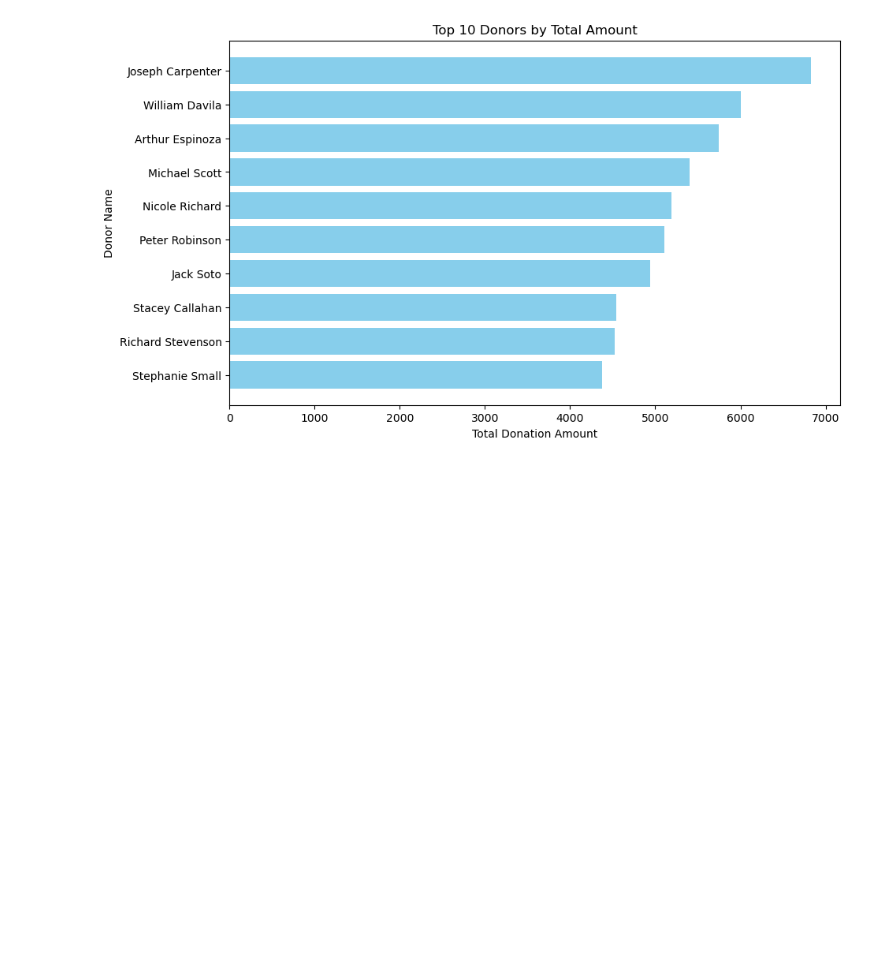
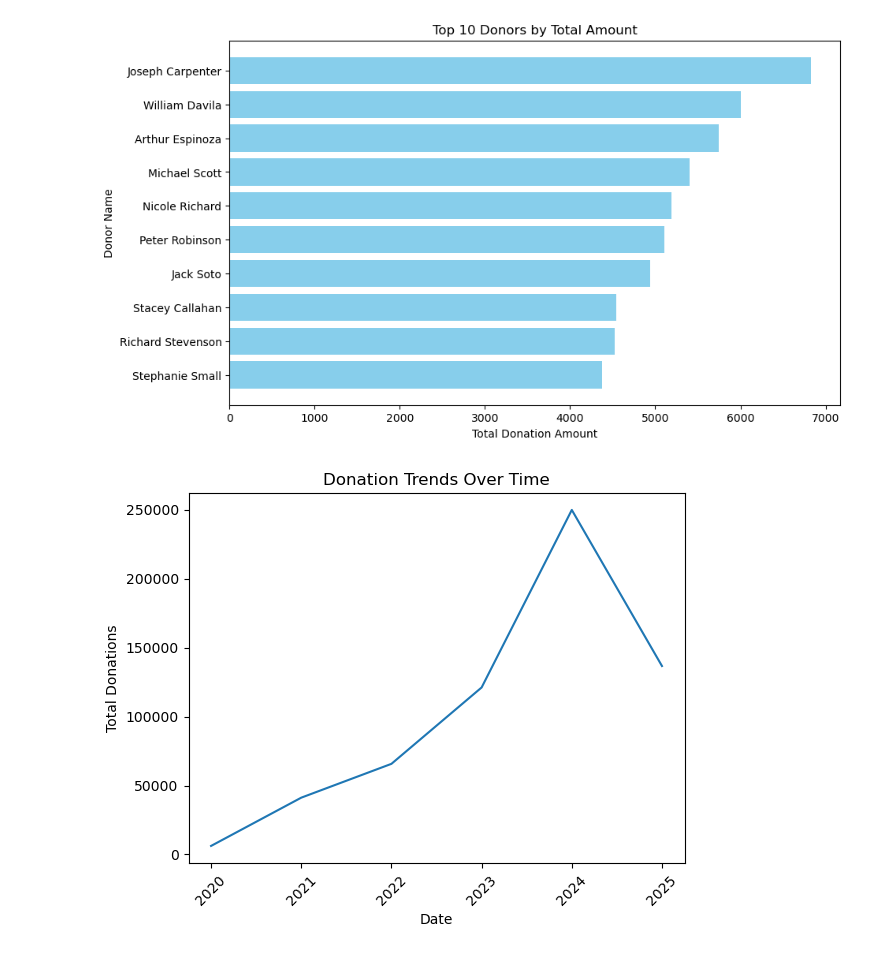
Before and after one commit to Bshaia/data-analysis-portfolio, a Jupyter notebook: nonprofit-impact-tracker/notebooks/01_explore_data.ipynb, the cells around one changed output. Saved outputs shown, nothing was run; the diff lists cells and outputs as text; code cells hidden in the pictures; blank space fills up the shorter version.

Commit message:
Generate visualization for donation trends over time

```diff
--- a/nonprofit-impact-tracker/notebooks/01_explore_data.ipynb
+++ b/nonprofit-impact-tracker/notebooks/01_explore_data.ipynb
@@ -126,3 +126,16 @@ plt.savefig('top_10_donor.png', bbox_inches='tight')
 plt.show()
 # %% [output]
 [figure]
+# %%
+donations['donation_date'] = pd.to_datetime(donations['donation_date'])
+donations_grouped = donations.groupby(donations['donation_date'].dt.to_period('Y'))['amount'].sum().reset_index()
+# %%
+plt.plot(donations_grouped['donation_date'].astype(str), donations_grouped['amount'])
+plt.xlabel('Date')
+plt.ylabel('Total Donations')
+plt.title('Donation Trends Over Time')
+plt.xticks(rotation=45)
+plt.savefig('donation_trends.png', bbox_inches='tight')
+plt.show()
+# %% [output]
+[figure, added]
```
Also changed, not shown: 1 other file.
